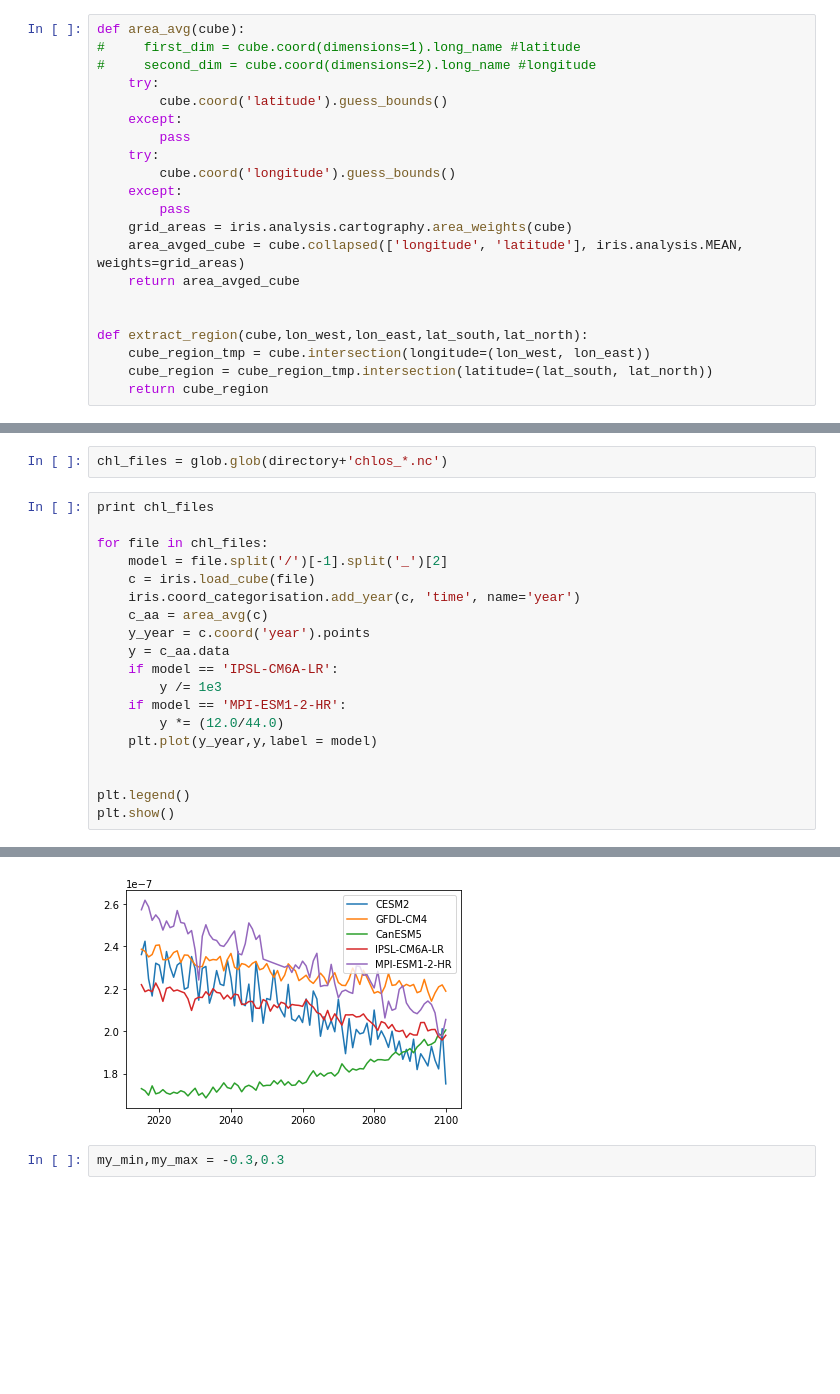
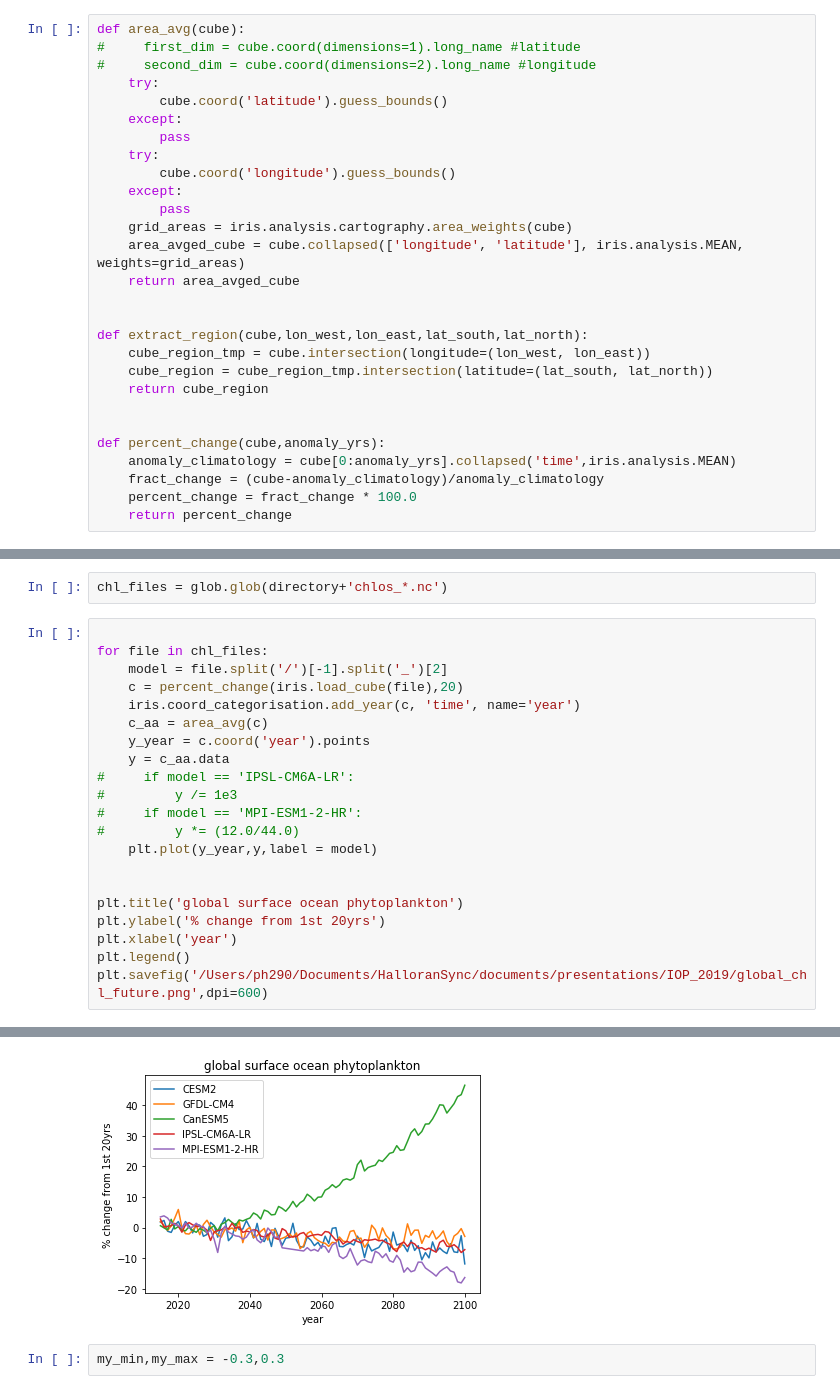
Before and after one commit to PaulHalloran/Jupiter_notebooks_halloran, a Jupyter notebook: iop_talk.ipynb, the cells around one changed output, grey strips where cells are left out. Drawn from its saved outputs; the diff is of its cells as text; blank space fills up the shorter version.

```diff
--- a/iop_talk.ipynb
+++ b/iop_talk.ipynb
@@ -27,3 +28,10 @@ def extract_region(cube,lon_west,lon_east,lat_south,lat_north):
     cube_region_tmp = cube.intersection(longitude=(lon_west, lon_east))
     cube_region = cube_region_tmp.intersection(latitude=(lat_south, lat_north))
     return cube_region
+
+
+def percent_change(cube,anomaly_yrs):
+    anomaly_climatology = cube[0:anomaly_yrs].collapsed('time',iris.analysis.MEAN)
+    fract_change = (cube-anomaly_climatology)/anomaly_climatology
+    percent_change = fract_change * 100.0
+    return percent_change
@@ -32,27 +43,29 @@ directory = '/Users/ph290/Downloads/cmip6_data/'
 # %%
 chl_files = glob.glob(directory+'chlos_*.nc')
 # %%
-print chl_files
 
 for file in chl_files:
     model = file.split('/')[-1].split('_')[2]
-    c = iris.load_cube(file)
+    c = percent_change(iris.load_cube(file),20)
     iris.coord_categorisation.add_year(c, 'time', name='year')
     c_aa = area_avg(c)
     y_year = c.coord('year').points
     y = c_aa.data
-    if model == 'IPSL-CM6A-LR':
-        y /= 1e3
-    if model == 'MPI-ESM1-2-HR':
-        y *= (12.0/44.0)
+#     if model == 'IPSL-CM6A-LR':
+#         y /= 1e3
+#     if model == 'MPI-ESM1-2-HR':
+#         y *= (12.0/44.0)
     plt.plot(y_year,y,label = model)
 
 
+plt.title('global surface ocean phytoplankton')
+plt.ylabel('% change from 1st 20yrs')
+plt.xlabel('year')
 plt.legend()
-plt.show()
+plt.savefig('/Users/ph290/Documents/HalloranSync/documents/presentations/IOP_2019/global_chl_future.png',dpi=600)
 # %% [output]
 ['/Users/ph290/Downloads/cmip6_data/chlos_Omon_CESM2_ssp585_r1i1p1f1_gr_regrid.nc', '/Users/ph290/Downloads/cmip6_data/chlos_Omon_GFDL-CM4_ssp585_r1i1p1f1_gr_regrid.nc', '/Users/ph290/Downloads/cmip6_ ...
-[figure, old version]
+[figure, new version]
 # %%
 my_min,my_max = -0.3,0.3
 # %%
```
Also changed, not shown: parts of 10 cells of this notebook.
